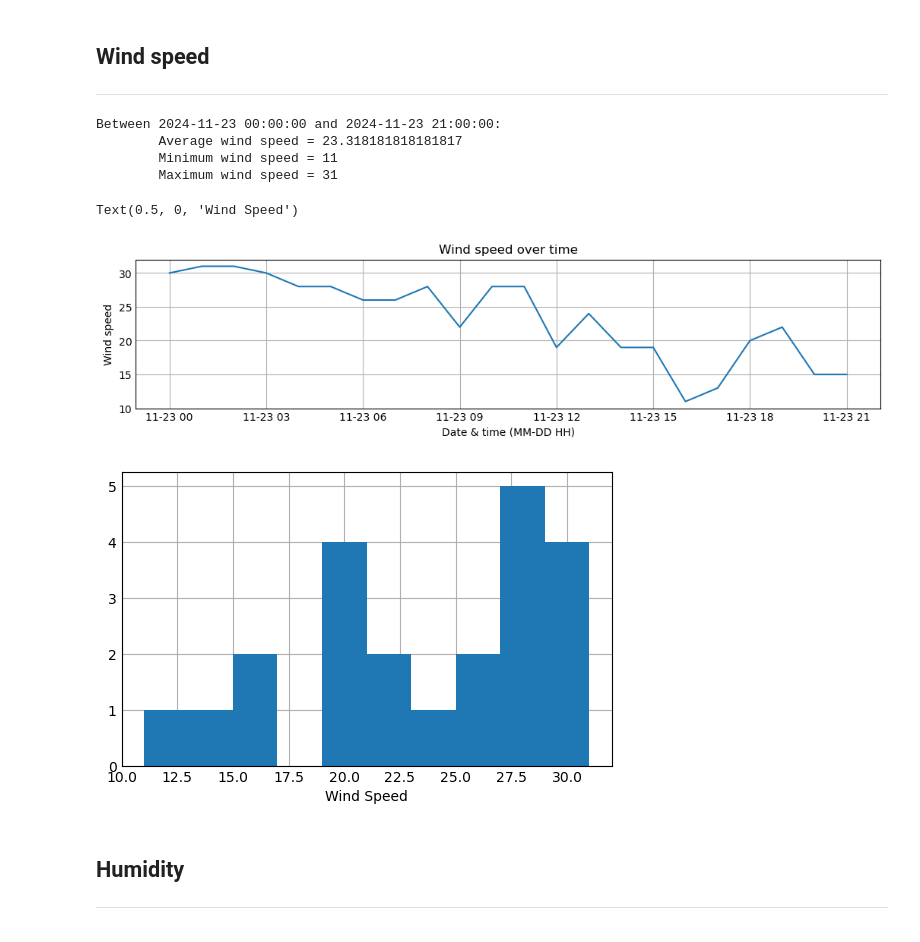
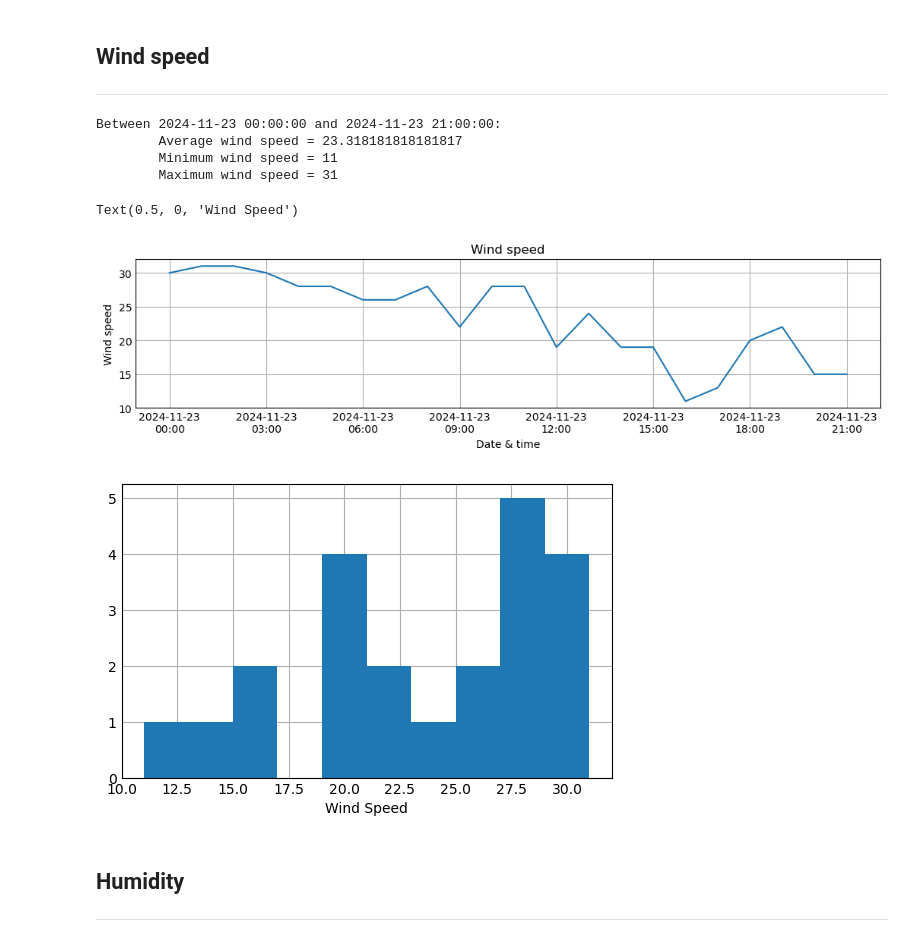
Before and after one commit to Ange-Dvs/computer_infrastructure_assessment, a Jupyter notebook: weather.ipynb, the cells around one changed output. Saved outputs shown, nothing was run; the diff lists cells and outputs as text; code cells hidden in the pictures.

```diff
--- a/weather.ipynb
+++ b/weather.ipynb
@@ -233,28 +267,29 @@ Text(0.5, 0, 'Temperature')
 # %%
 plt.figure(figsize=(10,2))
 sns.lineplot(data=df, x=df.index, y='windSpeed')
-plt.xlabel('Date & time (MM-DD HH)')
+plt.gca().xaxis.set_major_formatter(mdates.DateFormatter('%Y-%m-%d\n%H:%M'))
+plt.xlabel('Date & time')
 plt.ylabel('Wind speed')
-plt.title('Wind speed over time')
+plt.title('Wind speed')
 
 mean_wdsp= df['windSpeed'].mean()
 #print(mean_temp)
 min_wdsp = df['windSpeed'].min()
 max_wdsp = df['windSpeed'].max()
 
 print(f'Between {df.index[0]} and {df.index[-1]}:\n\tAverage wind speed = {mean_wdsp}\n\tMinimum wind speed = {min_wdsp}\n\tMaximum wind speed = {max_wdsp}')
 
 plt.figure(figsize=(5,3))
 plt.style.use('_mpl-gallery')
 plt.hist(df['windSpeed'])
 plt.xlabel('Wind Speed')
 # %% [output]
 Between 2024-11-23 00:00:00 and 2024-11-23 21:00:00:
         Average wind speed = 23.318181818181817
         Minimum wind speed = 11
         Maximum wind speed = 31
 Text(0.5, 0, 'Wind Speed')
-[figure, old version]
+[figure, new version]
 [figure]
 # %% [markdown]
 ## Humidity
```
Also changed, not shown: parts of 5 cells of this notebook, 1 other file.
